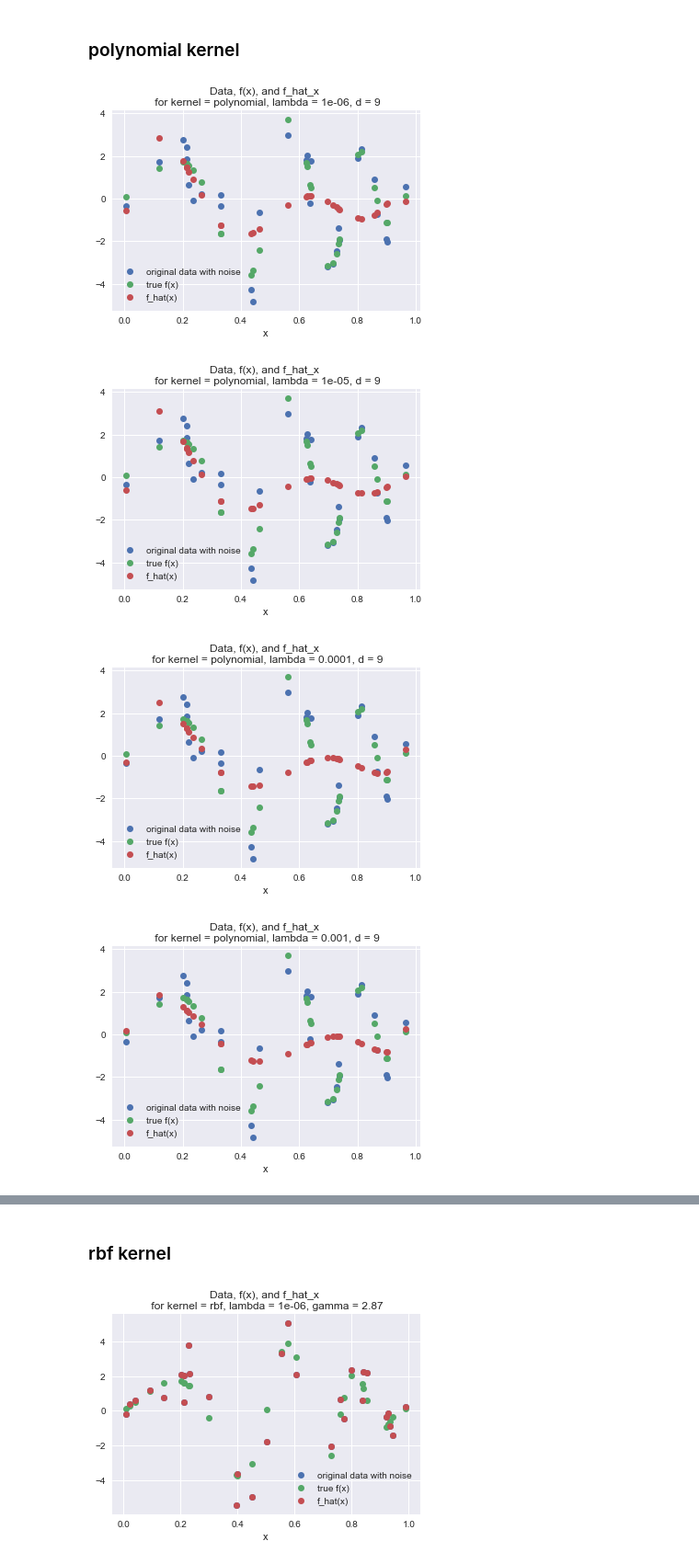
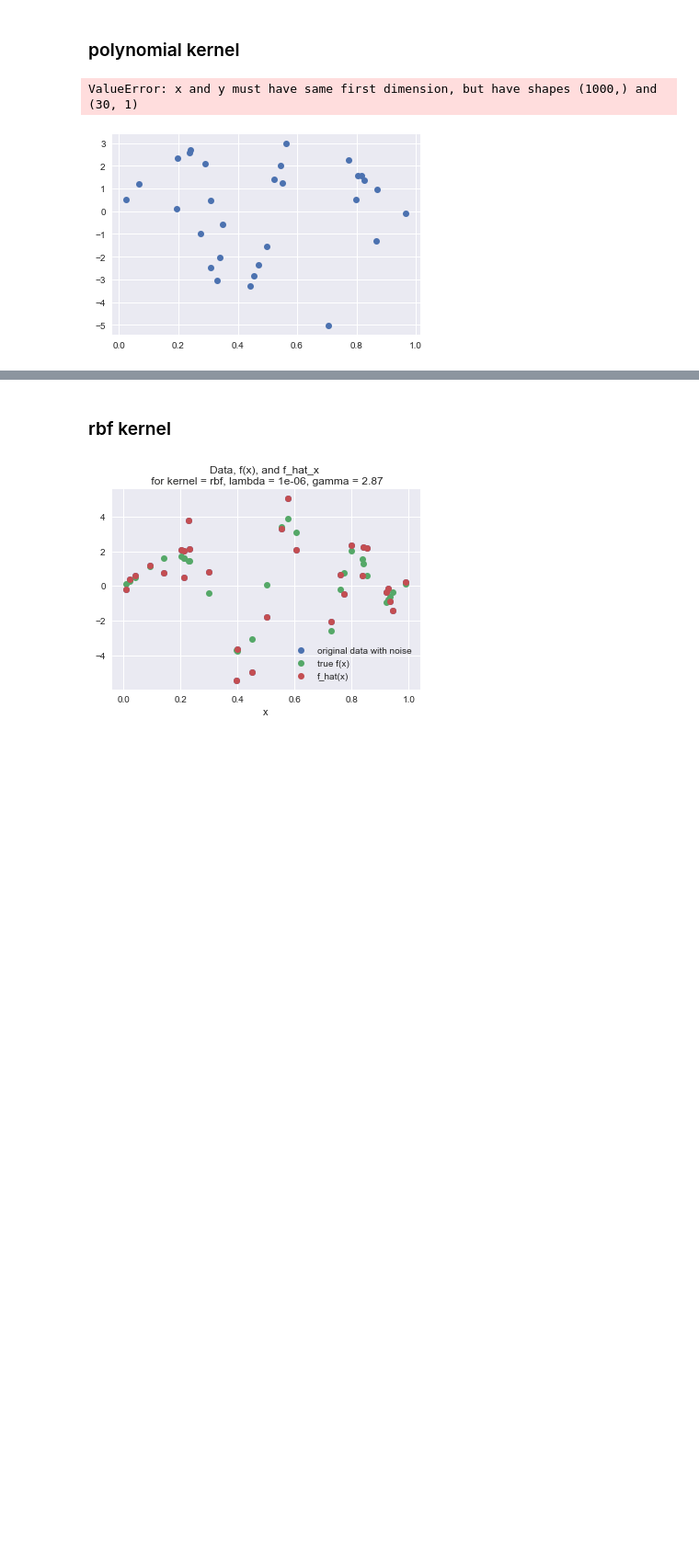
Before and after one commit to davidjuliancaldwell/machine-learning-class, a Jupyter notebook: hw3/prob2_kernelregression_notebook.ipynb, the cells around one changed output, grey strips where cells are left out. Shown at 92% size. Drawn from its saved outputs; the diff is of its cells as text; code cells hidden in the pictures; blank space fills up the shorter version.

```diff
--- a/hw3/prob2_kernelregression_notebook.ipynb
+++ b/hw3/prob2_kernelregression_notebook.ipynb
@@ -18,7 +18,12 @@ def generate_data():
 
     eps = np.random.randn(n,1)
     y = f_x + eps
-    return x,y,f_x
+
+    x_cont = np.arange(0,1,0.001)
+    f_x = 4*np.sin(np.pi*x)*np.cos(6*np.pi*(x**2))
+
+
+    return x,y,f_x,x_cont
 
 def make_K_mat_rbf(x,gamma):
     K = np.zeros((x.shape[0],x.shape[0]))
@@ -51,7 +56,7 @@ def kernel_eval_poly(d,x_1,x_2):
     eval_kernel = []
 
     for i in np.arange(x_2.shape[0]):
-        eval_iter = (1+np.dot(x_1.T,x_2[i]))**d
+        eval_iter = float((1+np.dot(x_1,x_2[i]))**d)
         eval_kernel.append(eval_iter)
 
     return eval_kernel
@@ -110,7 +115,7 @@ def LOOCV_rbf(x,y,lambda_vec):
                 cost_ind = cost_func(predict_y,y_test)
                 gamma_ind.append(gamma)
                 score_ind.append(cost_ind)
-                import pdb;pdb.set_trace()
+                #import pdb;pdb.set_trace()
 
 
             score = (1/len(score_ind))*np.sum(score_ind)
@@ -130,6 +135,7 @@ def LOOCV_poly(x,y,lambda_vec,d_vec):
 
         d_iter = 0
         for d_ind in d_vec:
+
             score_ind = []
 
             for valid_ind in np.arange(y.shape[0]):
@@ -145,19 +151,19 @@ def LOOCV_poly(x,y,lambda_vec,d_vec):
                 alpha_hat = alpha_hat_compute(K,lambda_val,y_train)
                 f_hat = f_hat_compute(alpha_hat,K)
 
-                #w_vec = np.dot(x_train,alpha_hat)
-                #predict_y = np.dot(w_vec,x_test)
-
                 eval_kernel = kernel_eval_poly(d_ind,x_test,x_train)
                 predict_y = np.array([np.sum(alpha_hat*eval_kernel)])
+
                 #import pdb;pdb.set_trace()
                 cost_ind = cost_func(predict_y,y_test)
+                #print(cost_ind)
                 score_ind.append(cost_ind)
-                import pdb;pdb.set_trace()
+                #import pdb;pdb.set_trace()
 
 
             score = (1/len(score_ind))*np.sum(score_ind)
             cost_vec[lambda_iter][d_iter] = score
+            #import pdb;pdb.set_trace()
 
             d_iter += 1
 
@@ -176,23 +182,23 @@ def cost_func(prediction,truth):
     cost_total = np.sqrt(np.sum(cost))
     return cost_total
 
-def plot_function_rbf(x,y,f_x,f_hat,kernel,lambda_val,gamma):
+def plot_function_rbf(x,y,x_cont,f_x,f_hat,kernel,lambda_val,gamma):
     #plt.figure(dpi=600)
     plt.figure()
     plt.plot(x,y,'o',label='original data with noise')
-    plt.plot(x,f_x,'o',label='true f(x)')
-    plt.plot(x,f_hat,'o',label='f_hat(x)')
+    plt.plot(x_cont,f_x,label='true f(x)')
+    plt.plot(x_cont,f_hat,'o',label='f_hat(x)')
     plt.xlabel('x')
     plt.title('Data, f(x), and f_hat_x \n for kernel = {}, lambda = {}, gamma = {:.2f}'.format(kernel,lambda_val,gamma))
     plt.legend()
     #plt.savefig('hw3_prob2_'.format{kernel})
 
-def plot_function_poly(x,y,f_x,f_hat,kernel,lambda_val,d):
+def plot_function_poly(x,y,x_cont,f_x,f_hat,kernel,lambda_val,d):
     #plt.figure(dpi=600)
     plt.figure()
     plt.plot(x,y,'o',label='original data with noise')
-    plt.plot(x,f_x,'o',label='true f(x)')
-    plt.plot(x,f_hat,'o',label='f_hat(x)')
+    plt.plot(x_cont,f_x,label='true f(x)')
+    plt.plot(x_cont,f_hat,'o',label='f_hat(x)')
     plt.xlabel('x')
     plt.title('Data, f(x), and f_hat_x \n for kernel = {}, lambda = {}, d = {}'.format(kernel,lambda_val,d))
     plt.legend()
@@ -200,4 +206,4 @@ def plot_function_poly(x,y,f_x,f_hat,kernel,lambda_val,d):
 # %% [markdown]
 ### generate data
 # %%
-x,y,f_x = generate_data()
+x,y,f_x,x_cont = generate_data()
@@ -204,20 +214,20 @@ x,y,f_x = generate_data()
 # %% [markdown]
 ### polynomial kernel
 # %%
-d_vec = np.arange(1,10)
+d_vec = np.arange(1,30)
+
+d_vec = np.array([20])
 
 for d in d_vec:
 
     K = make_K_mat_poly(x,d)
 
 lambda_vec = [1e-6,1e-5,1e-4,1e-3,1e-2,1e-1,1,10,100]
 
 for lambda_val in lambda_vec:
     alpha_hat = alpha_hat_compute(K,lambda_val,y)
     f_hat = f_hat_compute(alpha_hat,K)
-    plot_function_poly(x,y,f_x,f_hat,'polynomial',lambda_val,d)
+    plot_function_poly(x,y,x_cont,f_x,f_hat,'polynomial',lambda_val,d)
 # %% [output]
+ValueError: x and y must have same first dimension, but have shapes (1000,) and (30, 1)
-[figure, old version]
+[figure, new version]
-[figure, removed]
-[figure, removed]
-[figure, removed]
```
Also changed, not shown: parts of 12 cells of this notebook, 3 other files.
